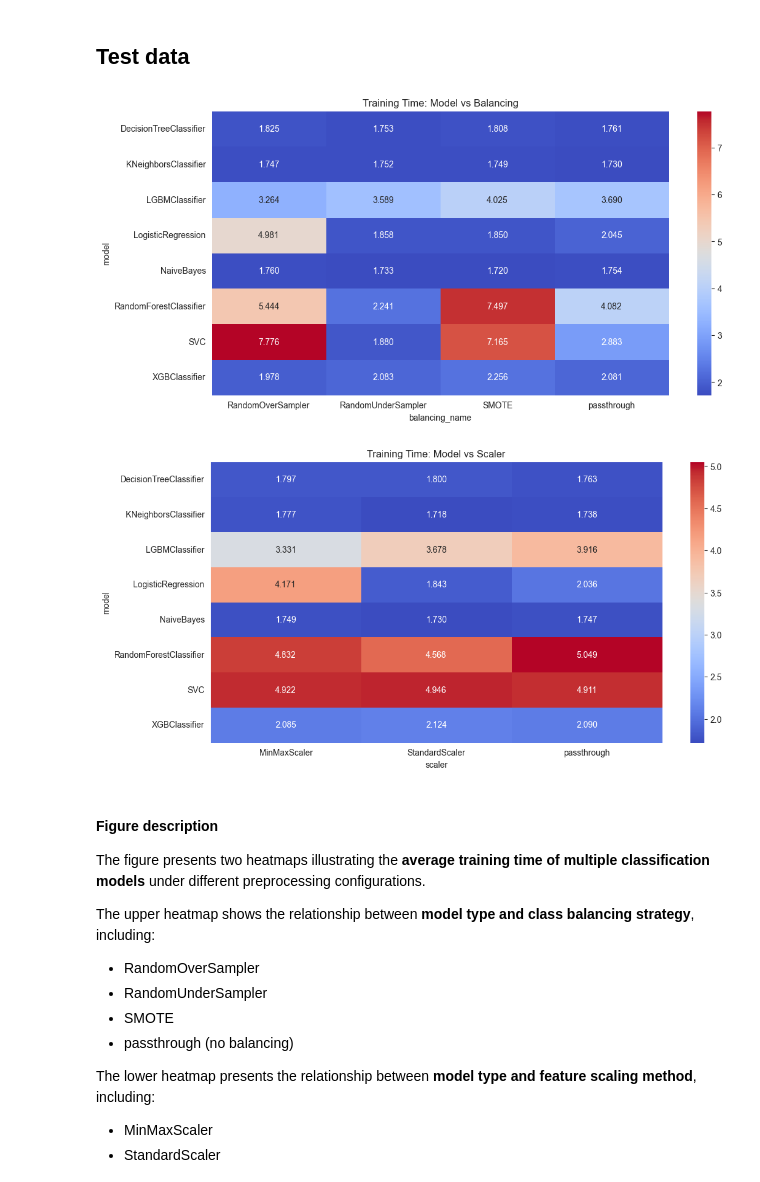
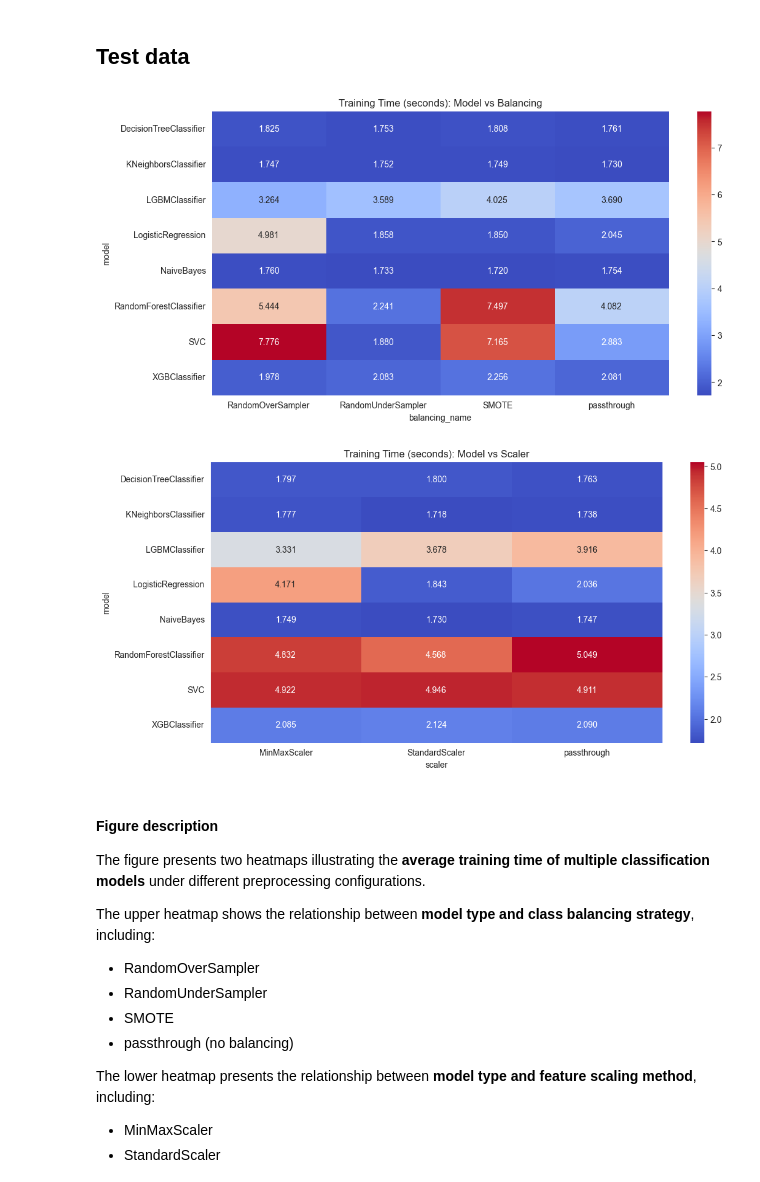
Before and after one commit to Trzopa/Benchmark-modeli-klasyfikacyjnych-na-danych-syntetycznych, a Jupyter notebook: report/report.ipynb, the cells around one changed output. Drawn from its saved outputs; the diff is of its cells as text; code cells hidden in the pictures.

```diff
--- a/report/report.ipynb
+++ b/report/report.ipynb
@@ -190,33 +190,33 @@ While ensemble models such as LightGBM and RandomForest may achieve strong predi
 In contrast, simpler models like **Naive Bayes or Logistic Regression** remain computationally efficient and stable across preprocessing configurations.
 # %% [markdown]
 ## Test data
-# %%
-pivot_f1_scaler = test_data.pivot_table(
-    values='training_time',
-    index='model',
-    columns='scaler',
-    aggfunc='mean'
-)
-
-pivot_f1_balancing_name = test_data.pivot_table(
-    values='training_time',
-    index='model',
-    columns='balancing_name',
-    aggfunc='mean'
-)
-
-plt.figure(figsize=(12, 6))
-sns.heatmap(pivot_f1_balancing_name, annot=True, cmap='coolwarm', fmt='.3f')
-plt.title("Training Time: Model vs Balancing")
-plt.show()
-
-plt.figure(figsize=(12, 6))
-sns.heatmap(pivot_f1_scaler, annot=True, cmap='coolwarm', fmt='.3f')
-plt.title("Training Time: Model vs Scaler")
-plt.show()
-# %% [output]
-[figure, removed]
-[figure, removed]
+# %%
+pivot_f1_scaler = test_data.pivot_table(
+    values='training_time',
+    index='model',
+    columns='scaler',
+    aggfunc='mean'
+)
+
+pivot_f1_balancing_name = test_data.pivot_table(
+    values='training_time',
+    index='model',
+    columns='balancing_name',
+    aggfunc='mean'
+)
+
+plt.figure(figsize=(12, 6))
+sns.heatmap(pivot_f1_balancing_name, annot=True, cmap='coolwarm', fmt='.3f')
+plt.title("Training Time (seconds): Model vs Balancing")
+plt.show()
+
+plt.figure(figsize=(12, 6))
+sns.heatmap(pivot_f1_scaler, annot=True, cmap='coolwarm', fmt='.3f')
+plt.title("Training Time (seconds): Model vs Scaler")
+plt.show()
+# %% [output]
+[figure, added]
+[figure, added]
 # %% [markdown]
 
 #### Figure description
```
Also changed, not shown: parts of 4 cells of this notebook.
